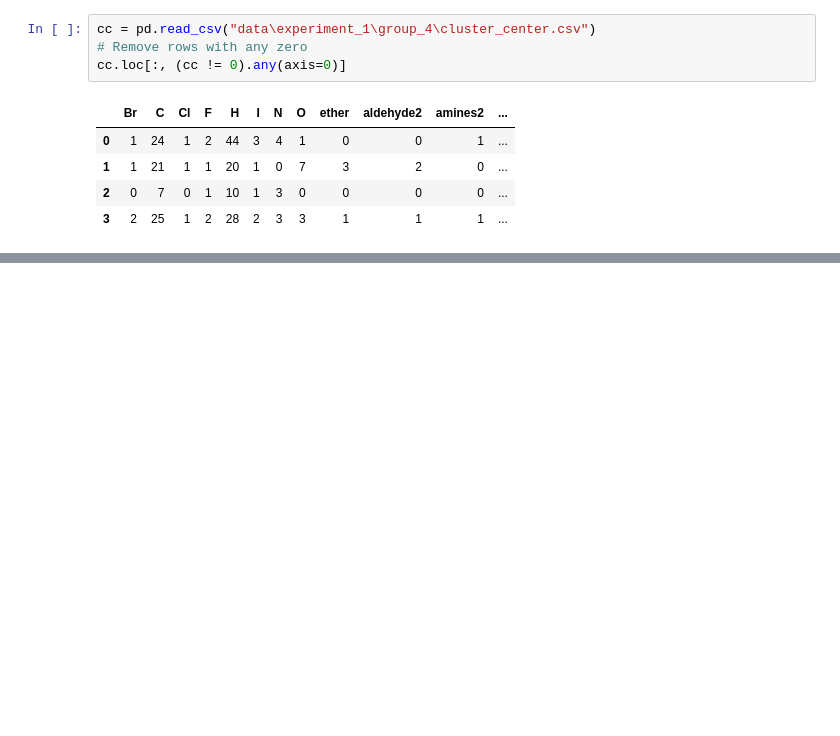
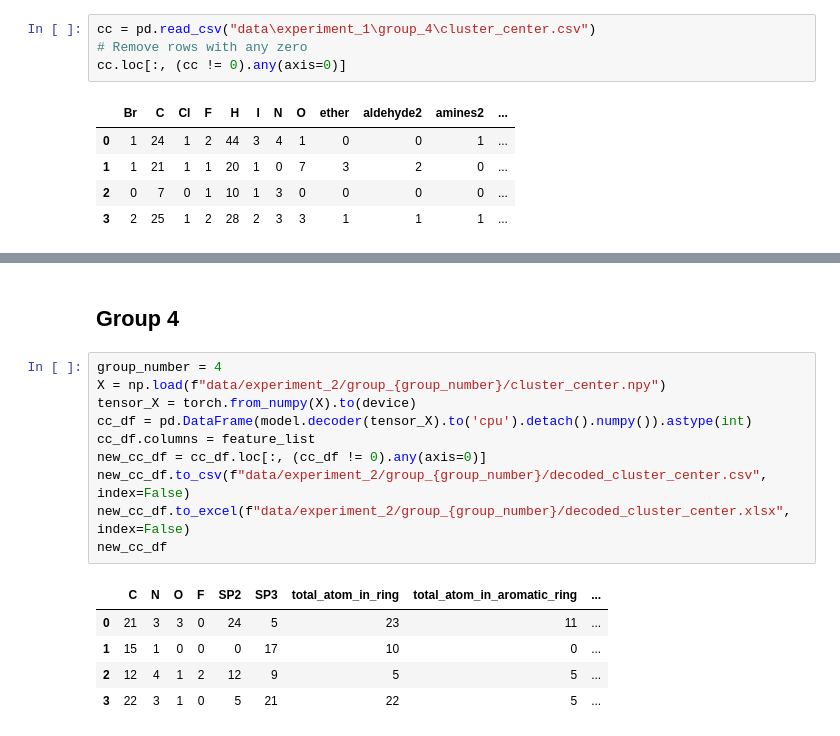
Before and after one commit to Evintkoo/Functional-Group-Analysis, a Jupyter notebook: data_exploration.ipynb, the cells around one changed output, grey strips where cells are left out. Drawn from its saved outputs; the diff is of its cells as text; blank space fills up the shorter version.

```diff
--- a/data_exploration.ipynb
+++ b/data_exploration.ipynb
@@ -453,0 +615,18 @@ cc.loc[:, (cc != 0).any(axis=0)]
+# %% [markdown]
+## Group 4
+# %%
+group_number = 4
+X = np.load(f"data/experiment_2/group_{group_number}/cluster_center.npy")
+tensor_X = torch.from_numpy(X).to(device)
+cc_df = pd.DataFrame(model.decoder(tensor_X).to('cpu').detach().numpy()).astype(int)
+cc_df.columns = feature_list
+new_cc_df = cc_df.loc[:, (cc_df != 0).any(axis=0)]
+new_cc_df.to_csv(f"data/experiment_2/group_{group_number}/decoded_cluster_center.csv", index=False)
+new_cc_df.to_excel(f"data/experiment_2/group_{group_number}/decoded_cluster_center.xlsx", index=False)
+new_cc_df
+# %% [output]
+|  | C | N | O | F | SP2 | SP3 | total_atom_in_ring | total_atom_in_aromatic_ring | ... |
+| 0 | 21 | 3 | 3 | 0 | 24 | 5 | 23 | 11 | ... |
+| 1 | 15 | 1 | 0 | 0 | 0 | 17 | 10 | 0 | ... |
+| 2 | 12 | 4 | 1 | 2 | 12 | 9 | 5 | 5 | ... |
+| 3 | 22 | 3 | 1 | 0 | 5 | 21 | 22 | 5 | ... |
```
Also changed, not shown: parts of 13 cells of this notebook, 34 other files.
